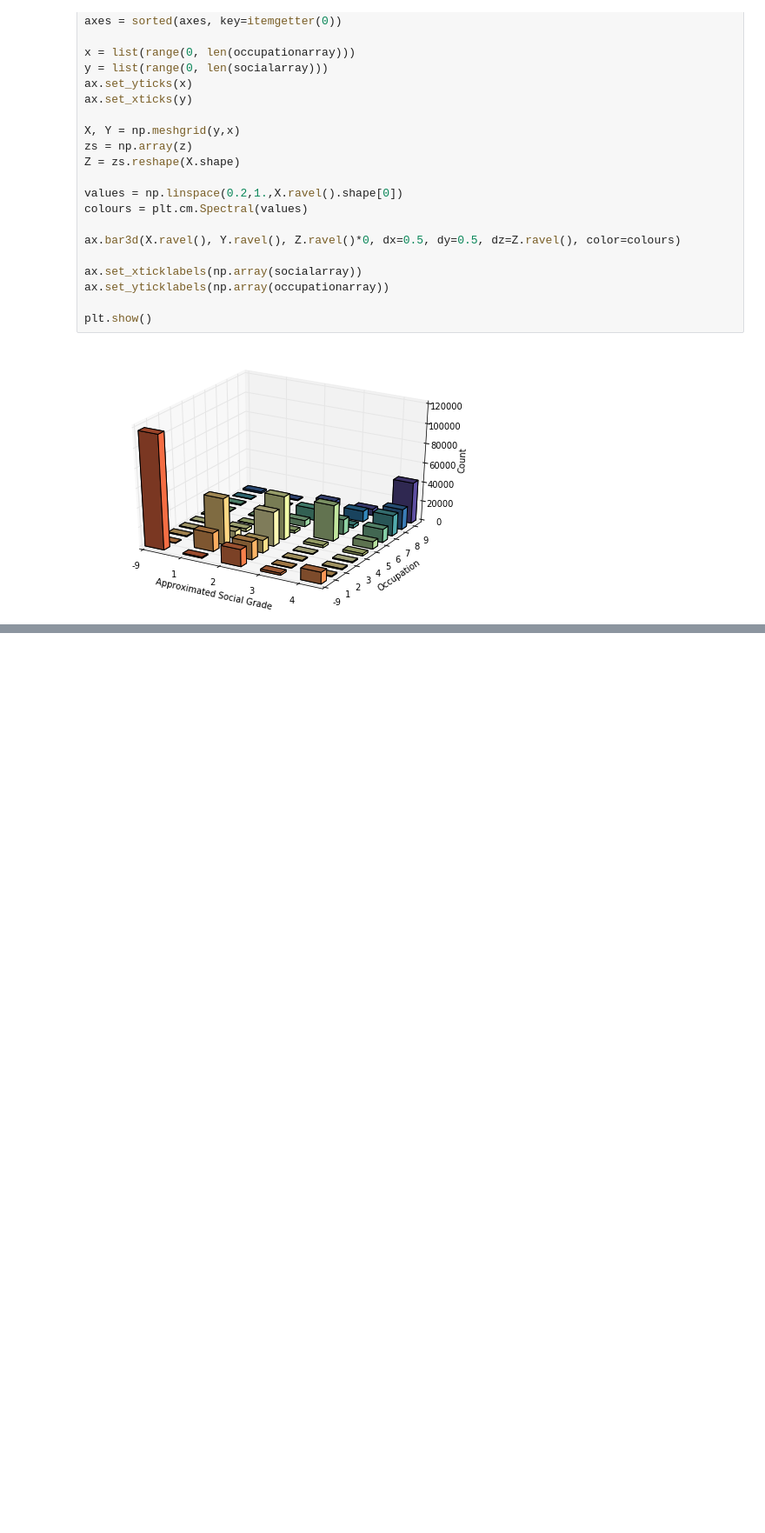
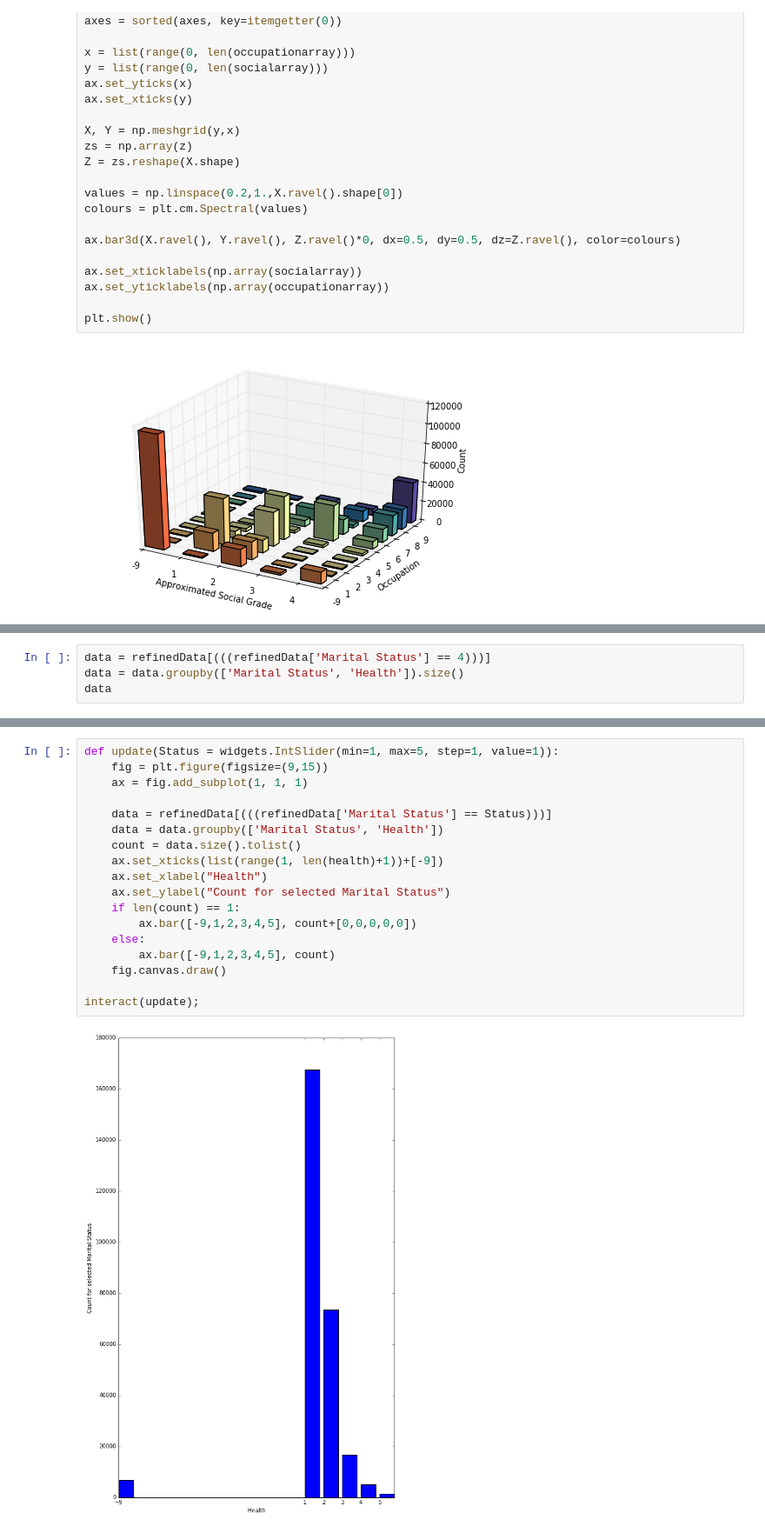
Before and after one commit to Essymay/CS2006p3, a Jupyter notebook: census2011.ipynb, the cells around one changed output, grey strips where cells are left out. Shown at 87% size. Cells and saved outputs as stored; diff of their text form; blank space fills up the shorter version.

Commit message:
finished teh widgets

```diff
--- a/census2011.ipynb
+++ b/census2011.ipynb
@@ -866,0 +894,4 @@ interact(update);
+# %%
+data = refinedData[(((refinedData['Marital Status'] == 4)))]
+data = data.groupby(['Marital Status', 'Health']).size()
+data
@@ -866,0 +907,20 @@ interact(update);
+# %%
+def update(Status = widgets.IntSlider(min=1, max=5, step=1, value=1)):
+    fig = plt.figure(figsize=(9,15))
+    ax = fig.add_subplot(1, 1, 1)
+
+    data = refinedData[(((refinedData['Marital Status'] == Status)))]
+    data = data.groupby(['Marital Status', 'Health'])
+    count = data.size().tolist()
+    ax.set_xticks(list(range(1, len(health)+1))+[-9])
+    ax.set_xlabel("Health")
+    ax.set_ylabel("Count for selected Marital Status")
+    if len(count) == 1:
+        ax.bar([-9,1,2,3,4,5], count+[0,0,0,0,0])
+    else:
+        ax.bar([-9,1,2,3,4,5], count)
+    fig.canvas.draw()
+
+interact(update);
+# %% [output]
+[figure, added]
```
Also changed, not shown: parts of 9 cells of this notebook.
